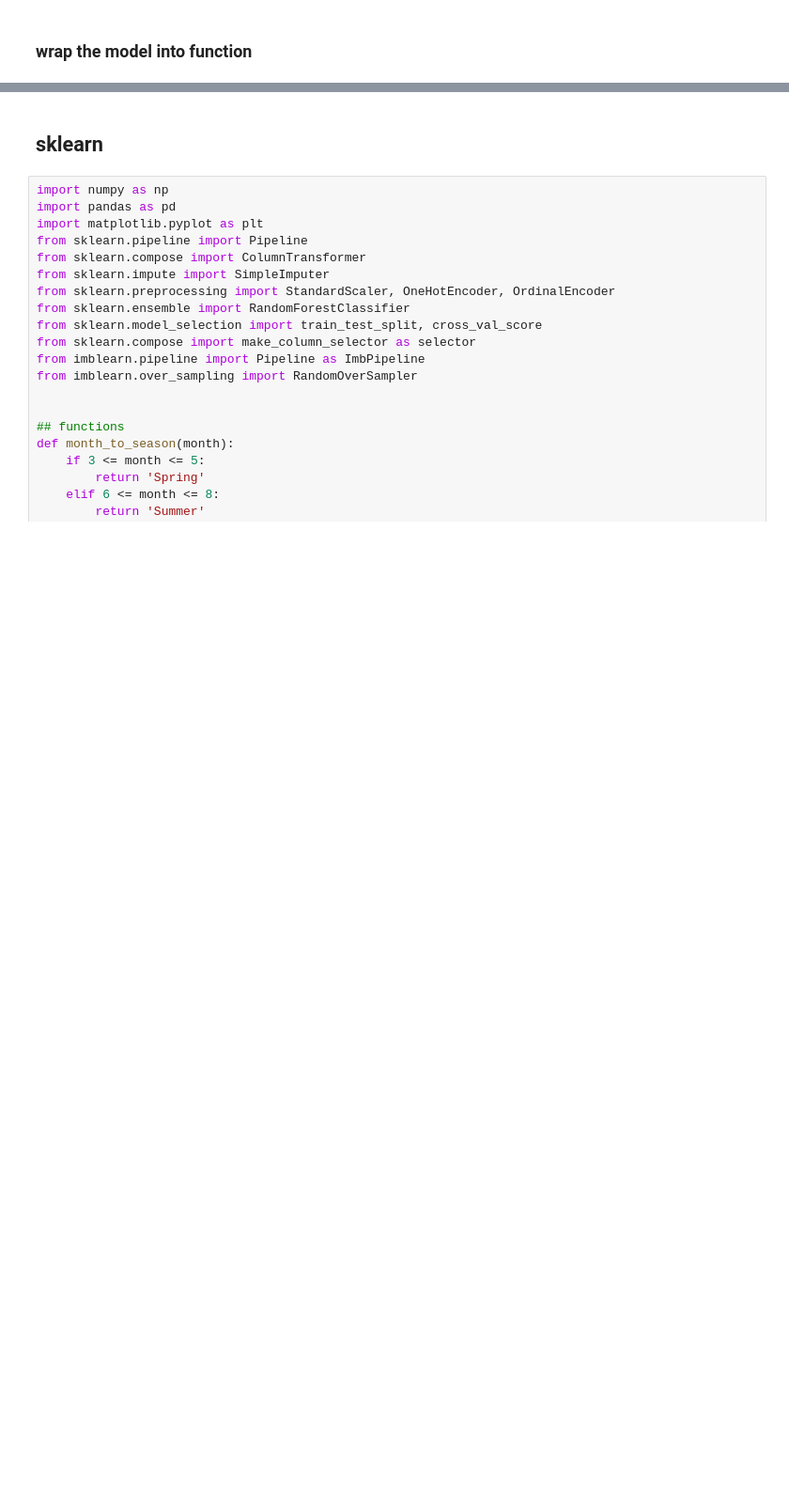
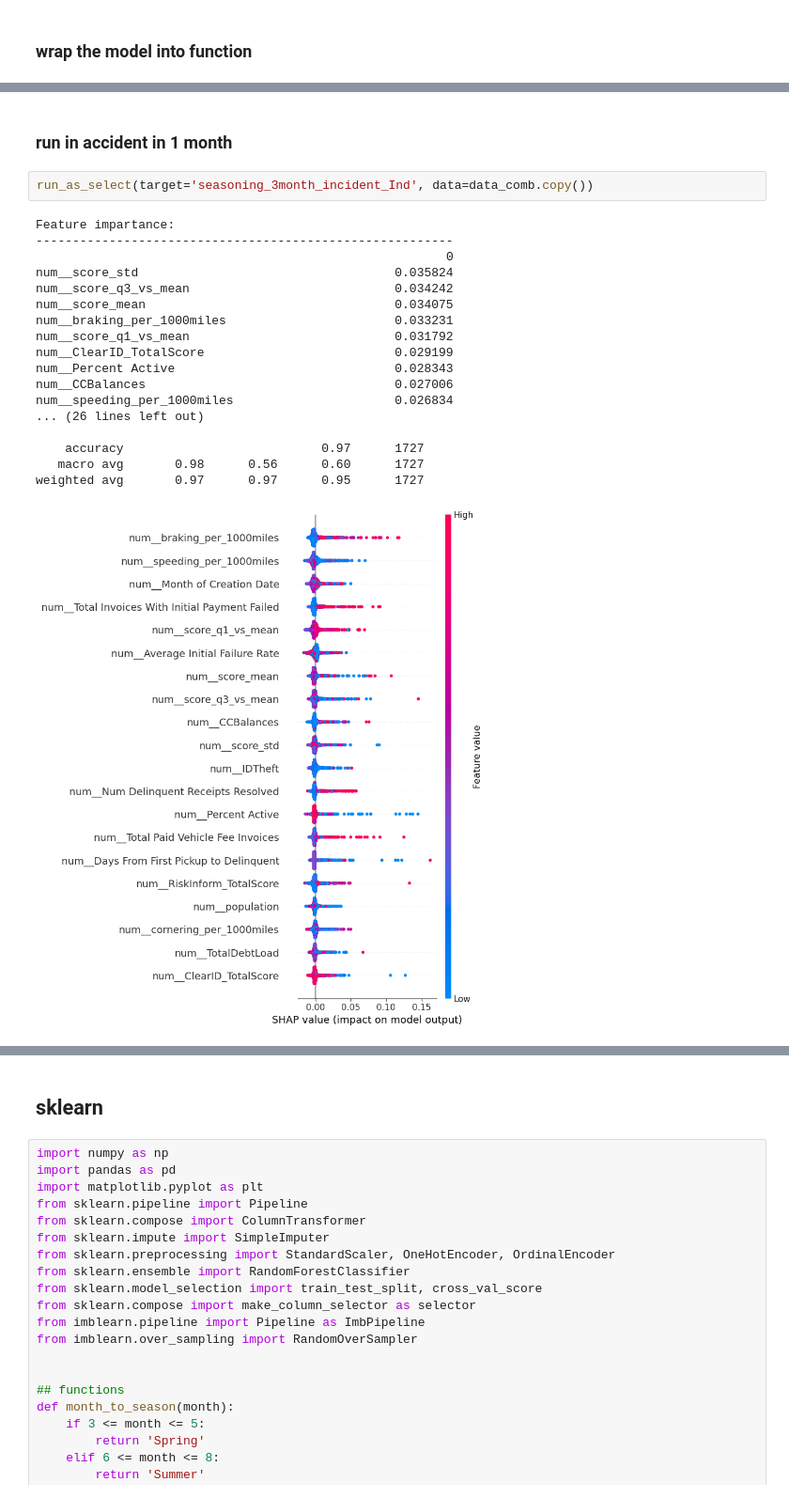
Before and after one commit to wuyaqi55/flexcar_incidents, a Jupyter notebook: incidents_customer_level.ipynb, the cells around one changed output, grey strips where cells are left out. Shown at 94% size. Drawn from its saved outputs; the diff is of its cells as text; blank space fills up the shorter version.

```diff
--- a/incidents_customer_level.ipynb
+++ b/incidents_customer_level.ipynb
@@ -690,0 +871,23 @@ weighted avg       0.97      0.97      0.95      1727
+# %% [markdown]
+### run in accident in 1 month
+# %%
+run_as_select(target='seasoning_3month_incident_Ind', data=data_comb.copy())
+# %% [output]
+Feature impartance:
+---------------------------------------------------------
+                                                        0
+num__score_std                                   0.035824
+num__score_q3_vs_mean                            0.034242
+num__score_mean                                  0.034075
+num__braking_per_1000miles                       0.033231
+num__score_q1_vs_mean                            0.031792
+num__ClearID_TotalScore                          0.029199
+num__Percent Active                              0.028343
+num__CCBalances                                  0.027006
+num__speeding_per_1000miles                      0.026834
+... (26 lines left out)
+
+    accuracy                           0.97      1727
+   macro avg       0.98      0.56      0.60      1727
+weighted avg       0.97      0.97      0.95      1727
+[figure, added]
```
Also changed, not shown: parts of 11 cells of this notebook.
